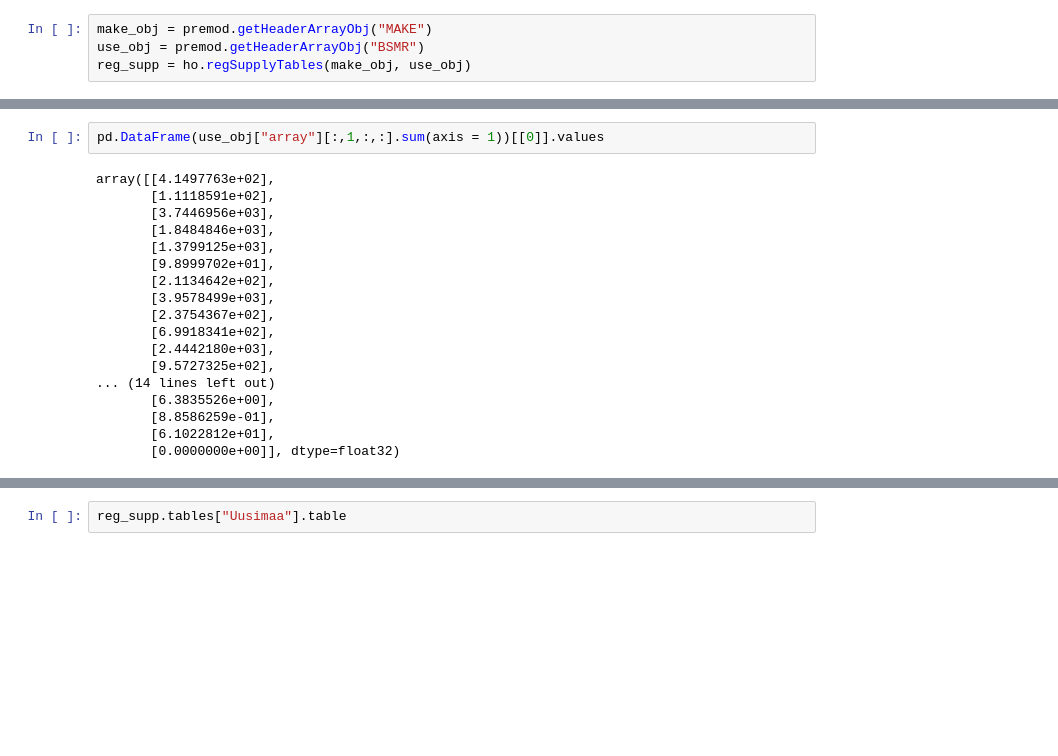
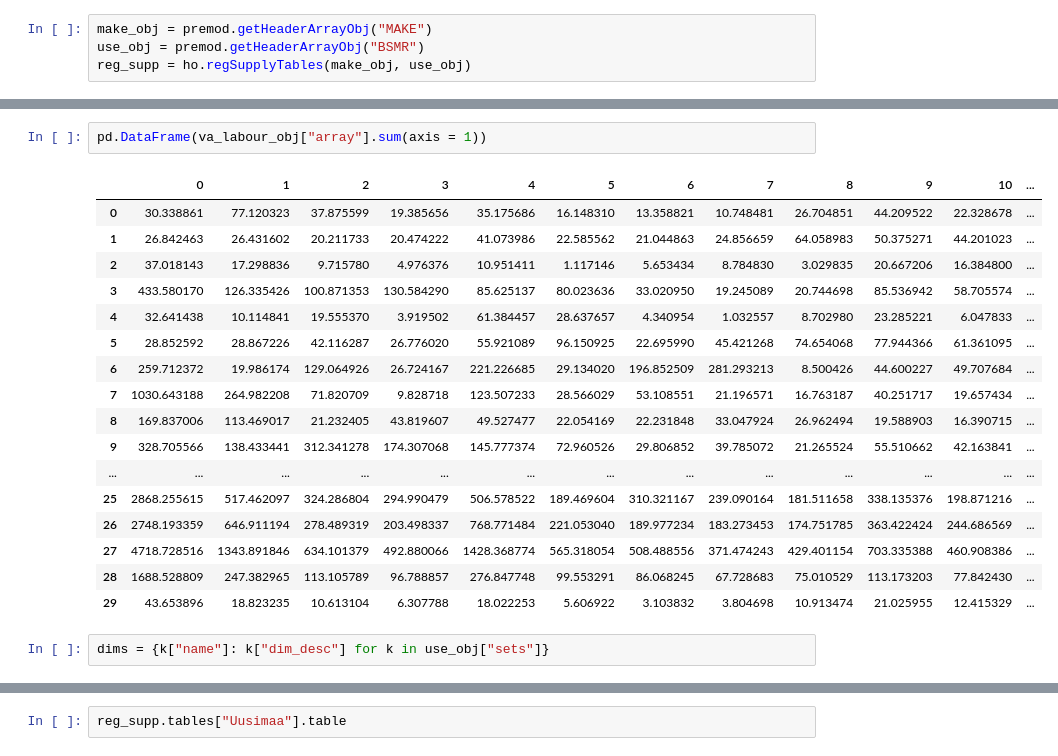
Before and after one commit to pttry/alta, a Jupyter notebook: Read_har.ipynb, the cells around one changed output, grey strips where cells are left out. Drawn from its saved outputs; the diff is of its cells as text; blank space fills up the shorter version.

```diff
--- a/Read_har.ipynb
+++ b/Read_har.ipynb
@@ -32,20 +97,22 @@ reg_supp = ho.regSupplyTables(make_obj, use_obj)
 # %%
-pd.DataFrame(use_obj["array"][:,1,:,:].sum(axis = 1))[[0]].values
+pd.DataFrame(va_labour_obj["array"].sum(axis = 1))
 # %% [output]
-array([[4.1497763e+02],
-       [1.1118591e+02],
-       [3.7446956e+03],
-       [1.8484846e+03],
-       [1.3799125e+03],
-       [9.8999702e+01],
-       [2.1134642e+02],
-       [3.9578499e+03],
-       [2.3754367e+02],
-       [6.9918341e+02],
-       [2.4442180e+03],
-       [9.5727325e+02],
-... (14 lines left out)
-       [6.3835526e+00],
-       [8.8586259e-01],
-       [6.1022812e+01],
-       [0.0000000e+00]], dtype=float32)
+|  | 0 | 1 | 2 | 3 | 4 | 5 | 6 | 7 | 8 | 9 | 10 | ... |
+| 0 | 30.338861 | 77.120323 | 37.875599 | 19.385656 | 35.175686 | 16.148310 | 13.358821 | 10.748481 | 26.704851 | 44.209522 | 22.328678 | ... |
+| 1 | 26.842463 | 26.431602 | 20.211733 | 20.474222 | 41.073986 | 22.585562 | 21.044863 | 24.856659 | 64.058983 | 50.375271 | 44.201023 | ... |
+| 2 | 37.018143 | 17.298836 | 9.715780 | 4.976376 | 10.951411 | 1.117146 | 5.653434 | 8.784830 | 3.029835 | 20.667206 | 16.384800 | ... |
+| 3 | 433.580170 | 126.335426 | 100.871353 | 130.584290 | 85.625137 | 80.023636 | 33.020950 | 19.245089 | 20.744698 | 85.536942 | 58.705574 | ... |
+| 4 | 32.641438 | 10.114841 | 19.555370 | 3.919502 | 61.384457 | 28.637657 | 4.340954 | 1.032557 | 8.702980 | 23.285221 | 6.047833 | ... |
+| 5 | 28.852592 | 28.867226 | 42.116287 | 26.776020 | 55.921089 | 96.150925 | 22.695990 | 45.421268 | 74.654068 | 77.944366 | 61.361095 | ... |
+| 6 | 259.712372 | 19.986174 | 129.064926 | 26.724167 | 221.226685 | 29.134020 | 196.852509 | 281.293213 | 8.500426 | 44.600227 | 49.707684 | ... |
+| 7 | 1030.643188 | 264.982208 | 71.820709 | 9.828718 | 123.507233 | 28.566029 | 53.108551 | 21.196571 | 16.763187 | 40.251717 | 19.657434 | ... |
+| 8 | 169.837006 | 113.469017 | 21.232405 | 43.819607 | 49.527477 | 22.054169 | 22.231848 | 33.047924 | 26.962494 | 19.588903 | 16.390715 | ... |
+| 9 | 328.705566 | 138.433441 | 312.341278 | 174.307068 | 145.777374 | 72.960526 | 29.806852 | 39.785072 | 21.265524 | 55.510662 | 42.163841 | ... |
+| ... | ... | ... | ... | ... | ... | ... | ... | ... | ... | ... | ... | ... |
+| 25 | 2868.255615 | 517.462097 | 324.286804 | 294.990479 | 506.578522 | 189.469604 | 310.321167 | 239.090164 | 181.511658 | 338.135376 | 198.871216 | ... |
+| 26 | 2748.193359 | 646.911194 | 278.489319 | 203.498337 | 768.771484 | 221.053040 | 189.977234 | 183.273453 | 174.751785 | 363.422424 | 244.686569 | ... |
+| 27 | 4718.728516 | 1343.891846 | 634.101379 | 492.880066 | 1428.368774 | 565.318054 | 508.488556 | 371.474243 | 429.401154 | 703.335388 | 460.908386 | ... |
+| 28 | 1688.528809 | 247.382965 | 113.105789 | 96.788857 | 276.847748 | 99.553291 | 86.068245 | 67.728683 | 75.010529 | 113.173203 | 77.842430 | ... |
+| 29 | 43.653896 | 18.823235 | 10.613104 | 6.307788 | 18.022253 | 5.606922 | 3.103832 | 3.804698 | 10.913474 | 21.025955 | 12.415329 | ... |
+# %%
+dims = {k["name"]: k["dim_desc"] for k in use_obj["sets"]}
```
Also changed, not shown: parts of 7 cells of this notebook, 2 other files.
